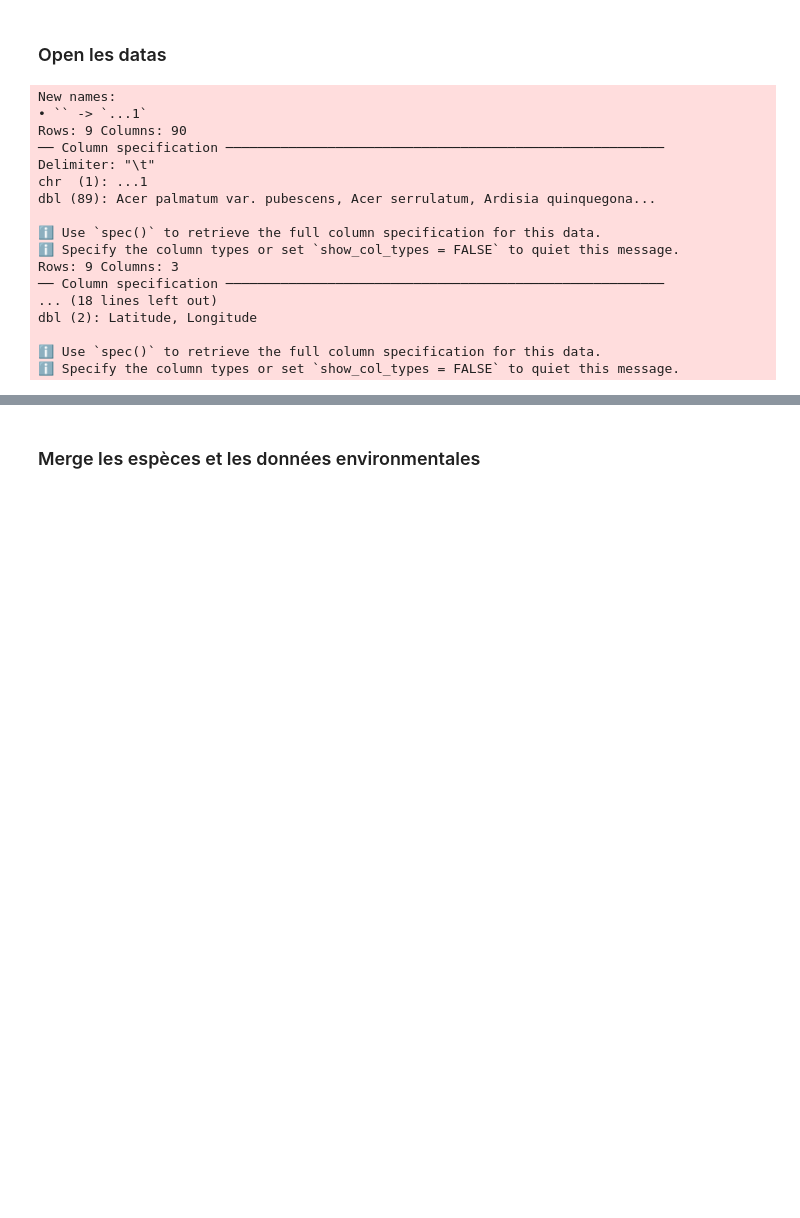
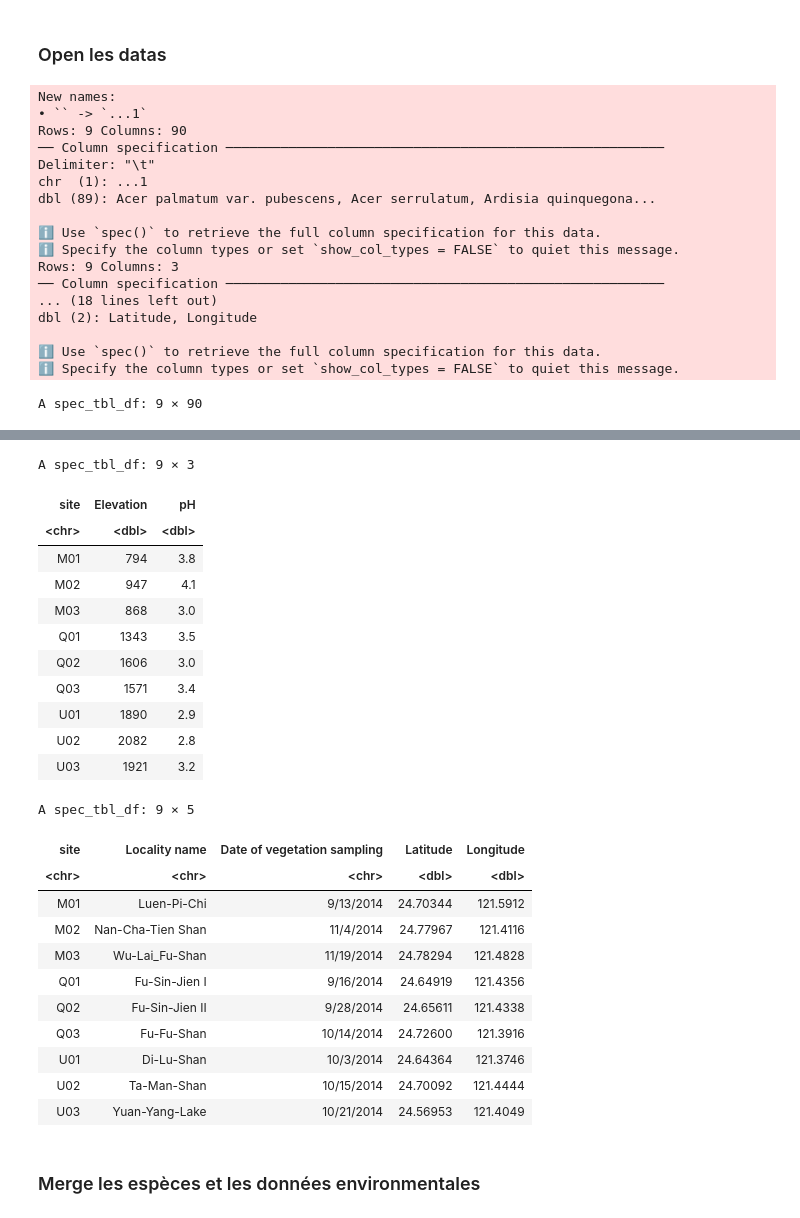
Before and after one commit to zfourati/Multivariate_statisitcs_project, a Jupyter notebook: taiwan_forest/script_alena.ipynb, the cells around one changed output, grey strips where cells are left out. Drawn from its saved outputs; the diff is of its cells as text; code cells hidden in the pictures; blank space fills up the shorter version.

```diff
--- a/taiwan_forest/script_alena.ipynb
+++ b/taiwan_forest/script_alena.ipynb
@@ -26,6 +26,10 @@ env <- env %>%
 
 loc <- loc %>%
   rename(site = `Locality code`)
+
+View(spe)
+View(env)
+View(loc)
 # %% [output]
 New names:
 • `` -> `...1`
@@ -44,3 +48,4 @@ dbl (2): Latitude, Longitude
 
 ℹ Use `spec()` to retrieve the full column specification for this data.
 ℹ Specify the column types or set `show_col_types = FALSE` to quiet this message.
+A spec_tbl_df: 9 × 90
@@ -47,3 +63,27 @@ dbl (2): Latitude, Longitude
+A spec_tbl_df: 9 × 3
+| site | Elevation | pH |
+| <chr> | <dbl> | <dbl> |
+| M01 | 794 | 3.8 |
+| M02 | 947 | 4.1 |
+| M03 | 868 | 3.0 |
+| Q01 | 1343 | 3.5 |
+| Q02 | 1606 | 3.0 |
+| Q03 | 1571 | 3.4 |
+| U01 | 1890 | 2.9 |
+| U02 | 2082 | 2.8 |
+| U03 | 1921 | 3.2 |
+A spec_tbl_df: 9 × 5
+| site | Locality name | Date of vegetation sampling | Latitude | Longitude |
+| <chr> | <chr> | <chr> | <dbl> | <dbl> |
+| M01 | Luen-Pi-Chi | 9/13/2014 | 24.70344 | 121.5912 |
+| M02 | Nan-Cha-Tien Shan | 11/4/2014 | 24.77967 | 121.4116 |
+| M03 | Wu-Lai_Fu-Shan | 11/19/2014 | 24.78294 | 121.4828 |
+| Q01 | Fu-Sin-Jien I | 9/16/2014 | 24.64919 | 121.4356 |
+| Q02 | Fu-Sin-Jien II | 9/28/2014 | 24.65611 | 121.4338 |
+| Q03 | Fu-Fu-Shan | 10/14/2014 | 24.72600 | 121.3916 |
+| U01 | Di-Lu-Shan | 10/3/2014 | 24.64364 | 121.3746 |
+| U02 | Ta-Man-Shan | 10/15/2014 | 24.70092 | 121.4444 |
+| U03 | Yuan-Yang-Lake | 10/21/2014 | 24.56953 | 121.4049 |
 # %% [markdown]
 ### Merge les espèces et les données environmentales
 # %%
```
Also changed, not shown: parts of 14 cells of this notebook, 1 other file.
